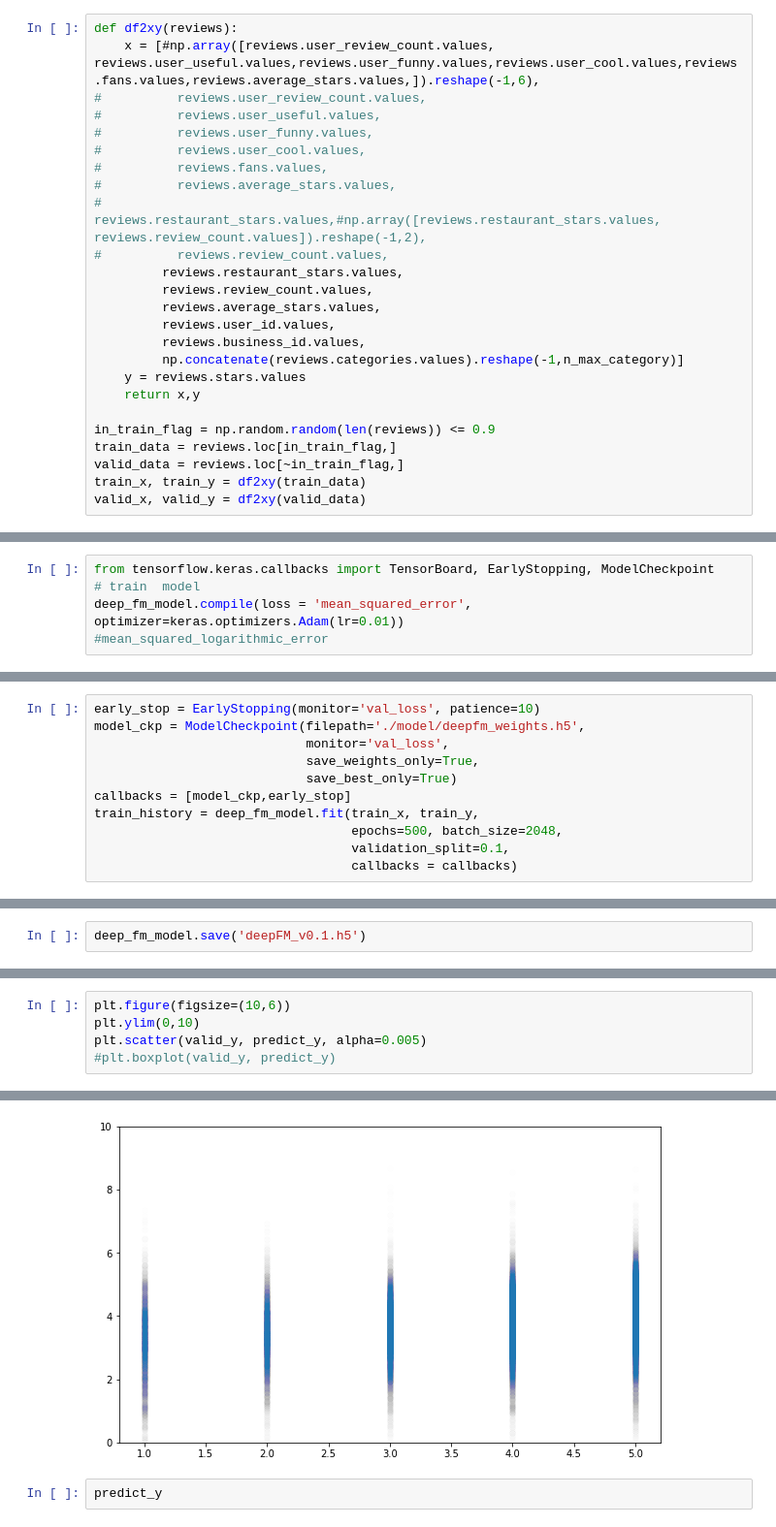
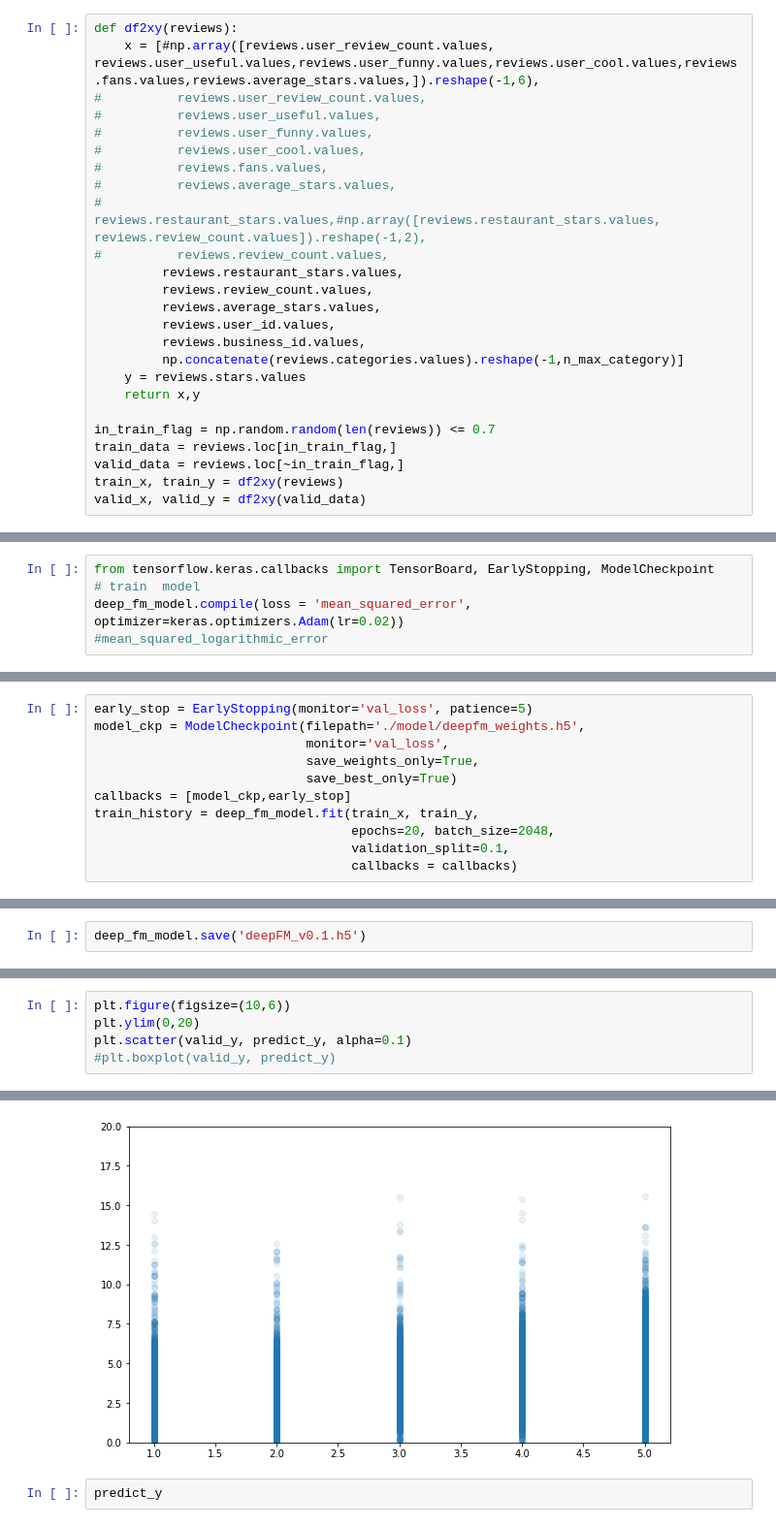
Before and after one commit to wonchankim97/Yelp-Recommender, a Jupyter notebook: EDA_KISOO.ipynb, the cells around one changed output, grey strips where cells are left out. Shown at 97% size. Cells and saved outputs as stored; diff of their text form.

```diff
--- a/EDA_KISOO.ipynb
+++ b/EDA_KISOO.ipynb
@@ -1203,10 +1209,10 @@ def df2xy(reviews):
     y = reviews.stars.values
     return x,y
 
-in_train_flag = np.random.random(len(reviews)) <= 0.9
+in_train_flag = np.random.random(len(reviews)) <= 0.7
 train_data = reviews.loc[in_train_flag,]
 valid_data = reviews.loc[~in_train_flag,]
-train_x, train_y = df2xy(train_data)
+train_x, train_y = df2xy(reviews)
 valid_x, valid_y = df2xy(valid_data)
 # %%
 np.concatenate(train_data.categories.values).reshape(-1,12)
@@ -1226,7 +1232,7 @@ plt.bar(pd.DataFrame(reviews.restaurant_stars.values).iloc[:,0].value_counts().i
 # %%
 from tensorflow.keras.callbacks import TensorBoard, EarlyStopping, ModelCheckpoint
 # train  model
-deep_fm_model.compile(loss = 'mean_squared_error', optimizer=keras.optimizers.Adam(lr=0.01))
+deep_fm_model.compile(loss = 'mean_squared_error', optimizer=keras.optimizers.Adam(lr=0.02))
 #mean_squared_logarithmic_error
 # %%
 deep_fm_model.summary()
@@ -1249,14 +1255,14 @@ Trainable params: 541,166
 Non-trainable params: 0
 __________________________________________________________________________________________________
 # %%
-early_stop = EarlyStopping(monitor='val_loss', patience=10)
+early_stop = EarlyStopping(monitor='val_loss', patience=5)
 model_ckp = ModelCheckpoint(filepath='./model/deepfm_weights.h5',
                             monitor='val_loss',
                             save_weights_only=True,
                             save_best_only=True)
 callbacks = [model_ckp,early_stop]
 train_history = deep_fm_model.fit(train_x, train_y,
-                                  epochs=500, batch_size=2048,
+                                  epochs=20, batch_size=2048,
                                   validation_split=0.1,
                                   callbacks = callbacks)
 # %% [output]
@@ -1314,11 +1334,11 @@ np.sqrt(sum((train_y-predict_y)**2)/len(predict_y))
 # %%
 plt.figure(figsize=(10,6))
-plt.ylim(0,10)
-plt.scatter(valid_y, predict_y, alpha=0.005)
+plt.ylim(0,20)
+plt.scatter(valid_y, predict_y, alpha=0.1)
 #plt.boxplot(valid_y, predict_y)
 # %% [output]
 <matplotlib.collections.PathCollection at 0x...>
-[figure, old version]
+[figure, new version]
 # %%
 predict_y
 # %% [output]
```
Also changed, not shown: parts of 20 cells of this notebook, 4 other files.
